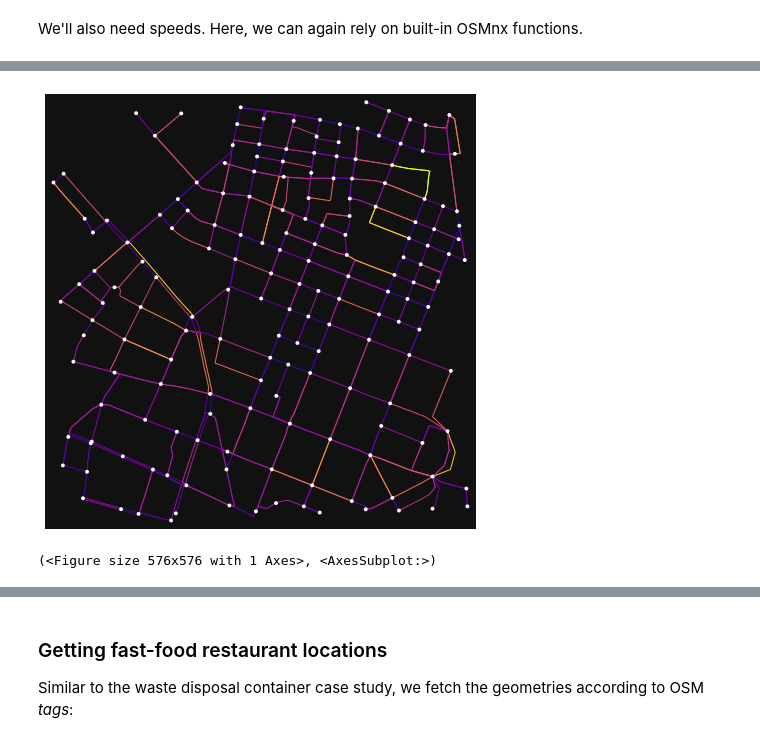
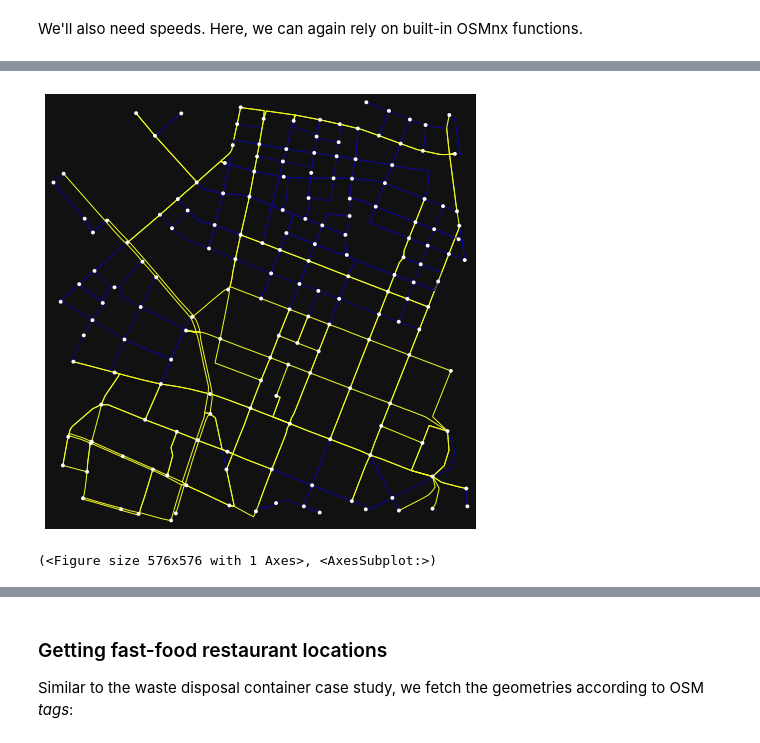
Before and after one commit to libklein/mfms-ss21, a Jupyter notebook: OSMNX/tutorial.ipynb, the cells around one changed output, grey strips where cells are left out. Cells and saved outputs as stored; diff of their text form; code cells hidden in the pictures.

```diff
--- a/OSMNX/tutorial.ipynb
+++ b/OSMNX/tutorial.ipynb
@@ -359,19 +384,19 @@ We'll also need speeds. Here, we can again rely on built-in OSMnx functions.
 # %%
 network = osm.add_edge_speeds(network, hwy_speeds={
     'residential': 30,
     'unclassified': 30,
     'tertiary': 50,
     'secondary': 70,
     'trunk': 120,
     'primary': 100,
     'motorway': 130
 }, fallback=30)
-# This adds a 'speed_kph' attribute to each edge
+# This adds a 'speed_kph' attribute to each edgea
 # We can use this to calculate the travel time
 network = osm.add_edge_travel_times(network, precision=2)
-osm.plot_graph(network, edge_color=osm.plot.get_edge_colors_by_attr(network, attr='travel_time', cmap="plasma"))
+osm.plot_graph(network, edge_color=osm.plot.get_edge_colors_by_attr(network, attr='speed_kph', cmap="plasma"))
 # %% [output]
-[figure, old version]
+[figure, new version]
 (<Figure size 576x576 with 1 Axes>, <AxesSubplot:>)
 # %%
 nodes, edges = osm.graph_to_gdfs(network)
```
Also changed, not shown: parts of 25 cells of this notebook, 2 other files.
